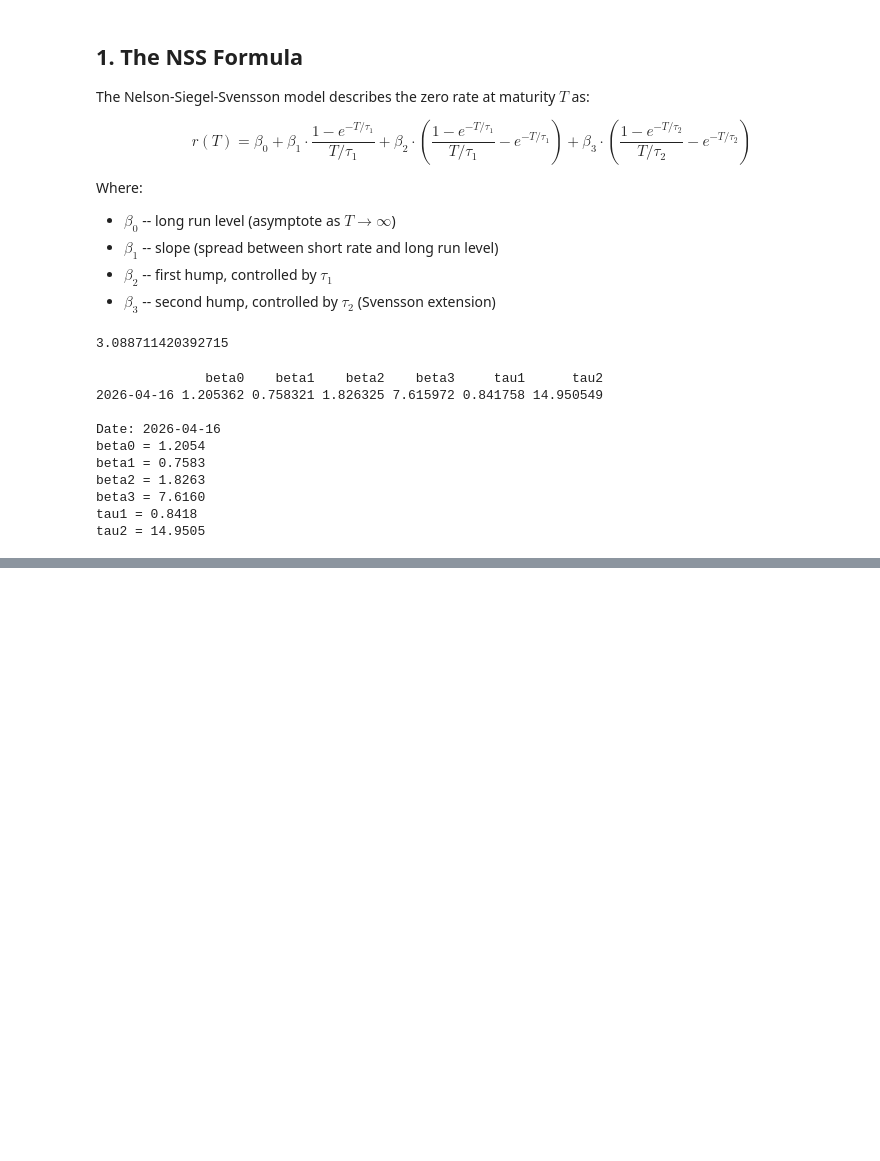
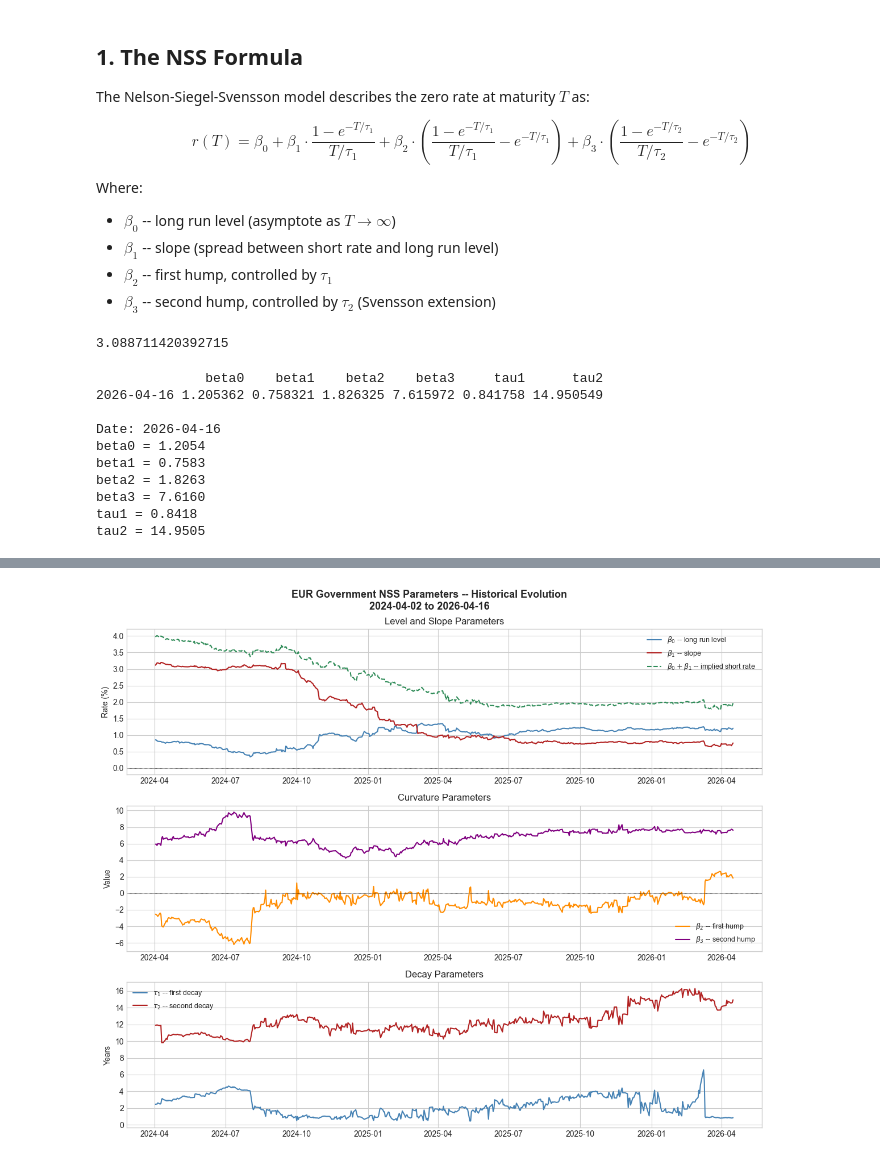
Before and after one commit to mrspatbile/quant-risk-engine, a Jupyter notebook: notebooks/01_yield_curves/01_nss_ecb.ipynb, the cells around one changed output, grey strips where cells are left out. Saved outputs shown, nothing was run; the diff lists cells and outputs as text; code cells hidden in the pictures; blank space fills up the shorter version.

```diff
--- a/notebooks/01_yield_curves/01_nss_ecb.ipynb
+++ b/notebooks/01_yield_curves/01_nss_ecb.ipynb
@@ -159,0 +440,10 @@ plt.show()
+# %%
+# fetch 2 years of daily NSS parameters
+params_hist = client.get_nss_parameters(last_n=520)
+params_hist.index = pd.to_datetime(params_hist.index)
+params_hist = params_hist.sort_index()
+
+print(f"Date range: {params_hist.index[0].date()} to {params_hist.index[-1].date()}")
+print(f"Observations: {len(params_hist)}")
+print(f"\nFirst row:\n{params_hist.iloc[0]}")
+print(f"\nLast row:\n{params_hist.iloc[-1]}")
@@ -159,0 +471,45 @@ plt.show()
+# %%
+fig, axes = plt.subplots(3, 1, figsize=(12, 10))
+
+# beta0 and beta1 -- the most economically meaningful
+axes[0].plot(params_hist.index, params_hist.beta0,
+             color="steelblue", linewidth=1.5, label="$\\beta_0$ -- long run level")
+axes[0].plot(params_hist.index, params_hist.beta1,
+             color="firebrick", linewidth=1.5, label="$\\beta_1$ -- slope")
+axes[0].plot(params_hist.index, params_hist.beta0 + params_hist.beta1,
+             color="seagreen", linewidth=1.5, linestyle="--",
+             label="$\\beta_0 + \\beta_1$ -- implied short rate")
+axes[0].axhline(0, color="black", linewidth=0.5, linestyle=":")
+axes[0].set_title("Level and Slope Parameters")
+axes[0].set_ylabel("Rate (%)")
+axes[0].legend(fontsize=9)
+
+# beta2 and beta3 -- curvature
+axes[1].plot(params_hist.index, params_hist.beta2,
+             color="darkorange", linewidth=1.5, label="$\\beta_2$ -- first hump")
+axes[1].plot(params_hist.index, params_hist.beta3,
+             color="purple", linewidth=1.5, label="$\\beta_3$ -- second hump")
+axes[1].axhline(0, color="black", linewidth=0.5, linestyle=":")
+axes[1].set_title("Curvature Parameters")
+axes[1].set_ylabel("Value")
+axes[1].legend(fontsize=9)
+
+# tau1 and tau2 -- decay speeds
+axes[2].plot(params_hist.index, params_hist.tau1,
+             color="steelblue", linewidth=1.5, label="$\\tau_1$ -- first decay")
+axes[2].plot(params_hist.index, params_hist.tau2,
+             color="firebrick", linewidth=1.5, label="$\\tau_2$ -- second decay")
+axes[2].set_title("Decay Parameters")
+axes[2].set_ylabel("Years")
+axes[2].legend(fontsize=9)
+
+fig.suptitle(
+    "EUR Government NSS Parameters -- Historical Evolution\n"
+    f"{params_hist.index[0].date()} to {params_hist.index[-1].date()}",
+    fontsize=13, fontweight="bold"
+)
+
+plt.tight_layout()
+plt.show()
+# %% [output]
+[figure, added]
```
Also changed, not shown: parts of 22 cells of this notebook.
